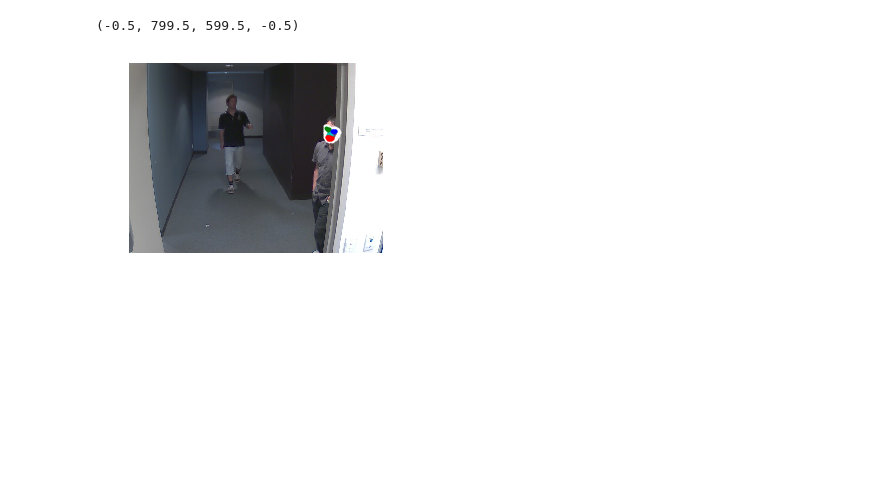
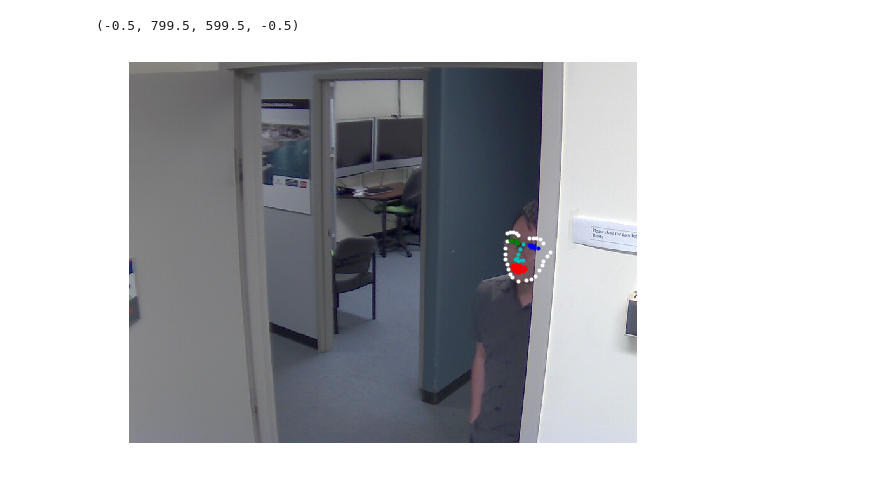
Before and after one commit to sumandroid12/face_det, a Jupyter notebook: tet.ipynb, the cells around one changed output. Cells and saved outputs as stored; diff of their text form; code cells hidden in the pictures; blank space fills up the shorter version.

```diff
--- a/tet.ipynb
+++ b/tet.ipynb
@@ -6,30 +6,30 @@ import numpy as np
 
 fa = face_alignment.FaceAlignment(face_alignment.LandmarksType._2D, flip_input=False)
 # %%
-input = io.imread('/run/media/gpu/My Passport/chokepoint/frames/P1E_S1/P1E_S1_C1/00000233.jpg')
+input = io.imread('/mnt/downloads/jdownloader/P1E S1/P1E_S1_C3/00000265.jpg')
 preds = fa.get_landmarks(input)
 preds = preds[0]
 
 #TODO: Make this nice
-fig = plt.figure(figsize=(10,5))
+fig = plt.figure(figsize=(20,10))
 ax = fig.add_subplot(1, 2, 1)
 ax.imshow(input)
 ax.plot(preds[0:17,0],preds[0:17,1],marker='o',markersize=3,linestyle='',color='w',lw=2)
 ax.plot(preds[17:22,0],preds[17:22,1],marker='o',markersize=3,linestyle='',color='w',lw=2)
 ax.plot(preds[22:27,0],preds[22:27,1],marker='o',markersize=3,linestyle='',color='w',lw=2)
 ax.plot(preds[27:31,0],preds[27:31,1],marker='o',markersize=3,linestyle='',color='c',lw=2)
 ax.plot(preds[31:36,0],preds[31:36,1],marker='o',markersize=3,linestyle='',color='c',lw=2)
 ax.plot(preds[36:42,0],preds[36:42,1],marker='o',markersize=3,linestyle='',color='g',lw=2)
 ax.plot(preds[42:48,0],preds[42:48,1],marker='o',markersize=3,linestyle='',color='b',lw=2)
 ax.plot(preds[48:60,0],preds[48:60,1],marker='o',markersize=3,linestyle='',color='r',lw=2)
 ax.plot(preds[60:68,0],preds[60:68,1],marker='o',markersize=3,linestyle='',color='r',lw=2)
 # ax.plot(np.mean(preds[48:60,0]), np.mean(preds[48:60,1]), marker='o',markersize=3,linestyle='',color='r',lw=2)
 # ax.plot(np.mean(preds[36:42,0]), np.mean(preds[36:42,1]), marker='o',markersize=3,linestyle='',color='r',lw=2)
 # ax.plot(np.mean(preds[42:48,0]), np.mean(preds[42:48,1]), marker='o',markersize=3,linestyle='',color='r',lw=2)
 ax.axis('off')
 # %% [output]
 (-0.5, 799.5, 599.5, -0.5)
-[figure, old version]
+[figure, new version]
 # %%
 from PIL import Image
 im = Image.fromarray(input)
```
Also changed, not shown: parts of 2 cells of this notebook, 1 other file.
